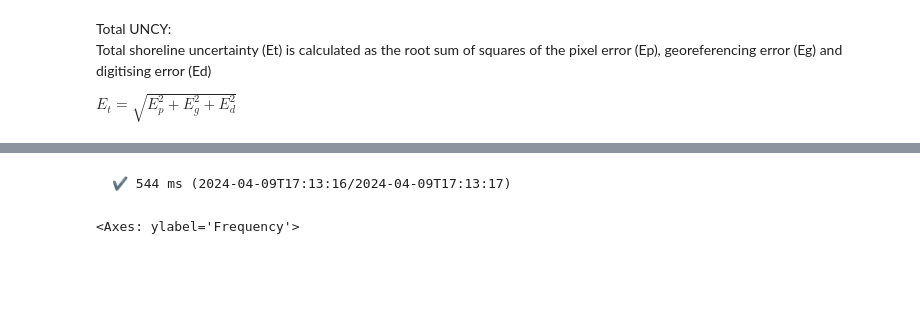
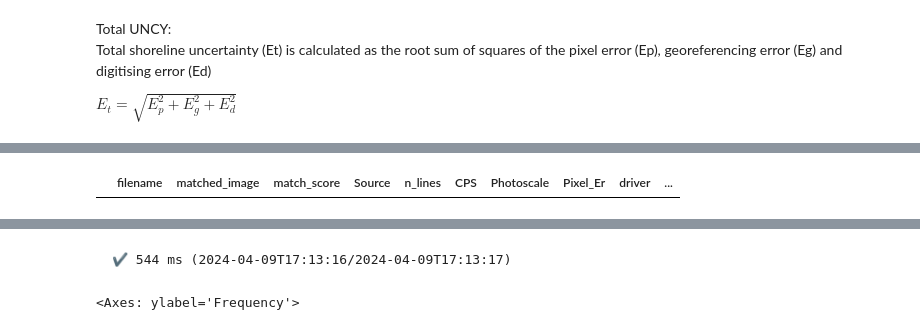
Before and after one commit to UoA-eResearch/retrolens, a Jupyter notebook: Uncertainty.ipynb, the cells around one changed output, grey strips where cells are left out. Drawn from its saved outputs; the diff is of its cells as text; code cells hidden in the pictures; blank space fills up the shorter version.

```diff
--- a/Uncertainty.ipynb
+++ b/Uncertainty.ipynb
@@ -76,3 +78,8 @@ Total UNCY:
 Total shoreline uncertainty (Et) is calculated as the root sum of squares of the pixel error (Ep), georeferencing error (Eg) and digitising error (Ed)
 
 $E_t = \sqrt{E_p^2 + E_g^2 + E_d^2}$
+# %%
+m = pd.read_csv(prefix+"Nick/Photoscale=0.csv")["0"]
+df = df[df.filename.isin(m)]
+df
+# %% [output]
@@ -78,0 +87 @@ $E_t = \sqrt{E_p^2 + E_g^2 + E_d^2}$
+|  | filename | matched_image | match_score | Source | n_lines | CPS | Photoscale | Pixel_Er | driver | ... |
```
Also changed, not shown: parts of 14 cells of this notebook, 3 other files.
